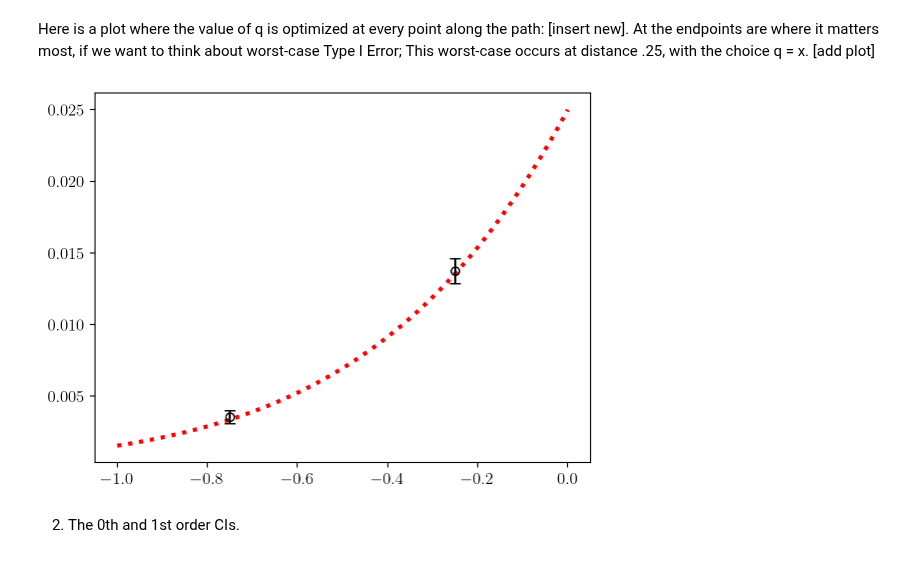
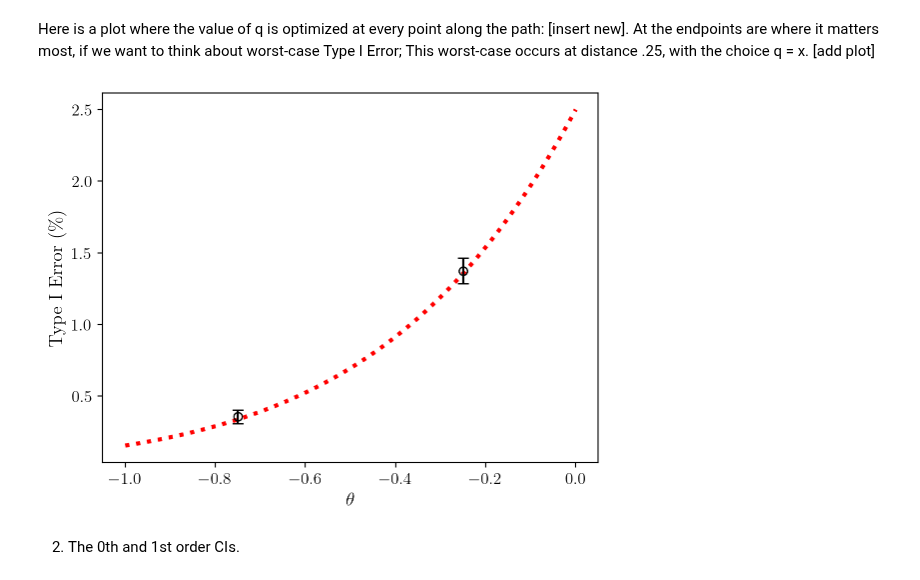
Before and after one commit to Confirm-Solutions/confirmasaurus, a Jupyter notebook: research/paper_figures/jamesbound_normal.ipynb, the cells around one changed output. Saved outputs shown, nothing was run; the diff lists cells and outputs as text; code cells hidden in the pictures.

```diff
--- a/research/paper_figures/jamesbound_normal.ipynb
+++ b/research/paper_figures/jamesbound_normal.ipynb
@@ -49,7 +50,14 @@ work well for more complex designs. And with just 10,000 simulations, the match
 # %%
 # simulating the rejection/type I error
 nsims = 100000
-samples = np.random.normal(mu[:,None], 1, size=(mu.shape[0], nsims,))
+samples = np.random.normal(
+    mu[:, None],
+    1,
+    size=(
+        mu.shape[0],
+        nsims,
+    ),
+)
 reject = samples > z_thresh
 typeI_sum = np.sum(reject, axis=-1)
 typeI_est = typeI_sum / nsims
@@ -82,20 +90,23 @@ This worst-case occurs at distance .25, with the choice q = x.
 # %%
 xs = np.linspace(-1, 0, 1000)
 
-plt.plot(xs, true_err(xs), 'r:', linewidth=3)
+plt.plot(xs, true_err(xs) * 100, "r:", linewidth=3)
 plt.errorbar(
     mu,
-    typeI_est,
-    yerr=typeI_CI,
+    typeI_est * 100,
+    yerr=typeI_CI * 100,
     ecolor="k",
     fmt="o",
     capsize=4,
     markeredgecolor="k",
     markerfacecolor="none",
 )
+plt.xlabel("$\\theta$")
+plt.ylabel("Type I Error (\%)")
+plt.savefig("figs/two-point-ci.pdf", bbox_inches="tight")
 plt.show()
 # %% [output]
-[figure, old version]
+[figure, new version]
 # %% [markdown]
 
 2. The 0th and 1st order CIs.
```
Also changed, not shown: parts of 30 cells of this notebook, 2 other files.
